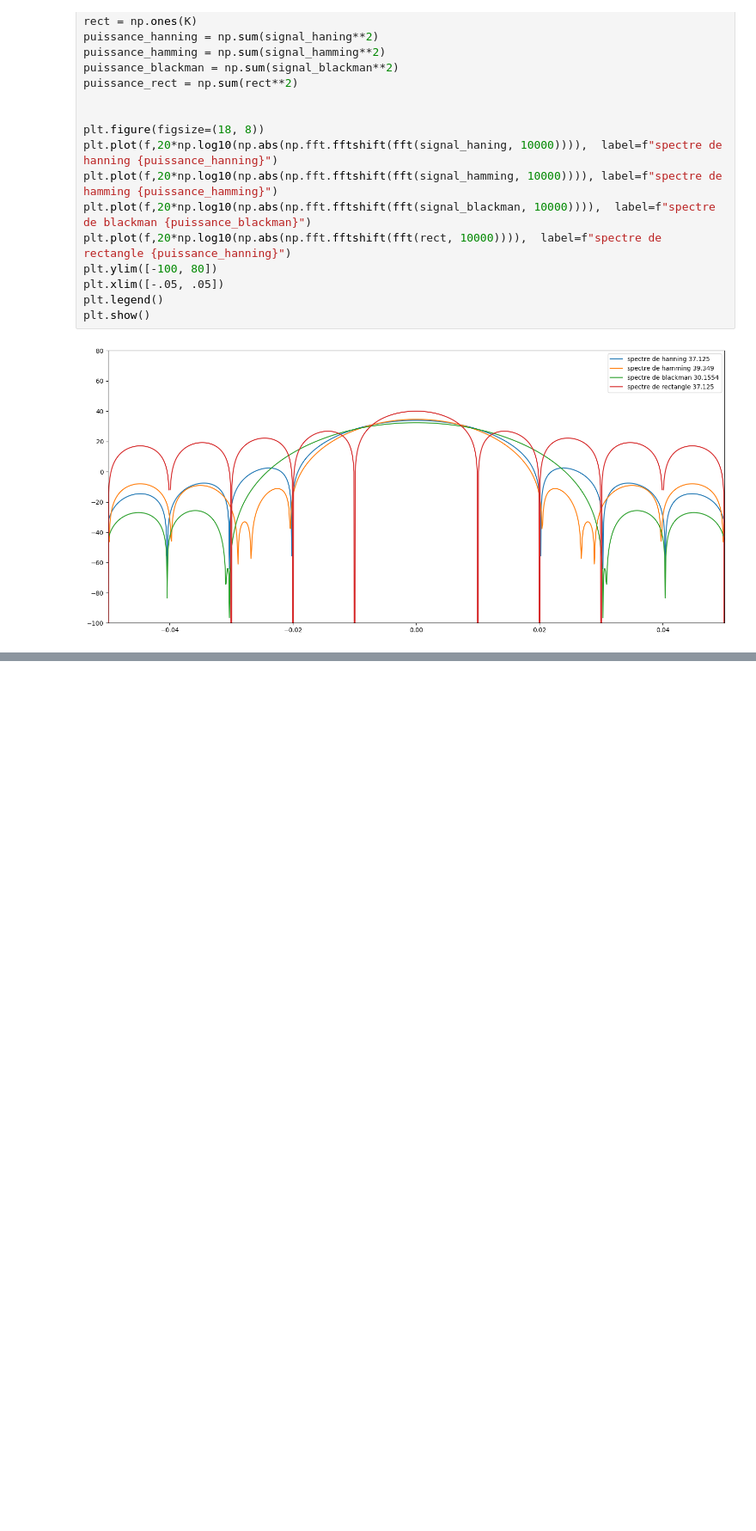
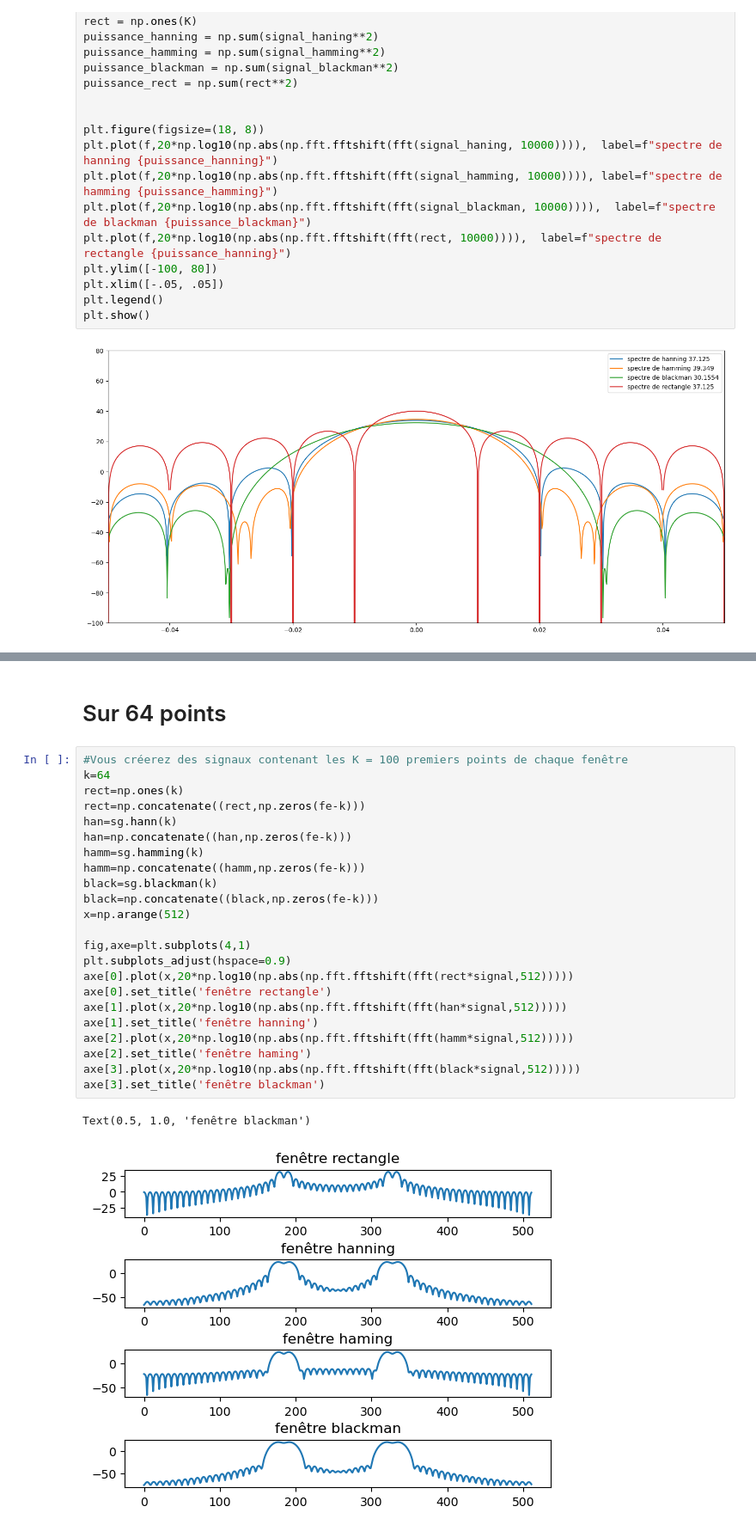
Before and after one commit to ba-talibe/TP_Image_Processing, a Jupyter notebook: signal/TP2_fenetre_spectrale.ipynb, the cells around one changed output, grey strips where cells are left out. Shown at 86% size. Drawn from its saved outputs; the diff is of its cells as text; blank space fills up the shorter version.

```diff
--- a/signal/TP2_fenetre_spectrale.ipynb
+++ b/signal/TP2_fenetre_spectrale.ipynb
@@ -163,0 +210,28 @@ hanning
+# %% [markdown]
+# Sur 64 points
+# %%
+#Vous créerez des signaux contenant les K = 100 premiers points de chaque fenêtre
+k=64
+rect=np.ones(k)
+rect=np.concatenate((rect,np.zeros(fe-k)))
+han=sg.hann(k)
+han=np.concatenate((han,np.zeros(fe-k)))
+hamm=sg.hamming(k)
+hamm=np.concatenate((hamm,np.zeros(fe-k)))
+black=sg.blackman(k)
+black=np.concatenate((black,np.zeros(fe-k)))
+x=np.arange(512)
+
+fig,axe=plt.subplots(4,1)
+plt.subplots_adjust(hspace=0.9)
+axe[0].plot(x,20*np.log10(np.abs(np.fft.fftshift(fft(rect*signal,512)))))
+axe[0].set_title('fenêtre rectangle')
+axe[1].plot(x,20*np.log10(np.abs(np.fft.fftshift(fft(han*signal,512)))))
+axe[1].set_title('fenêtre hanning')
+axe[2].plot(x,20*np.log10(np.abs(np.fft.fftshift(fft(hamm*signal,512)))))
+axe[2].set_title('fenêtre haming')
+axe[3].plot(x,20*np.log10(np.abs(np.fft.fftshift(fft(black*signal,512)))))
+axe[3].set_title('fenêtre blackman')
+# %% [output]
+Text(0.5, 1.0, 'fenêtre blackman')
+[figure, added]
```
Also changed, not shown: parts of 17 cells of this notebook.
